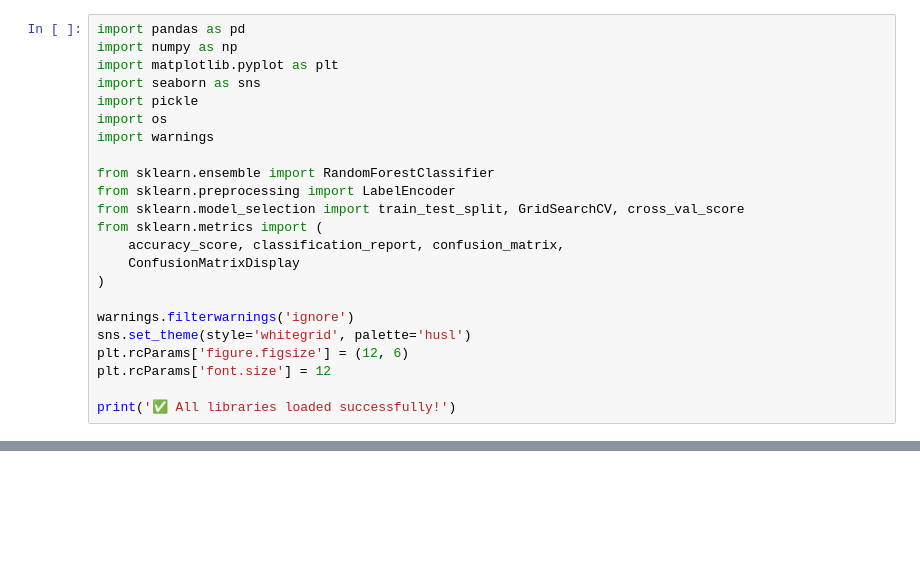
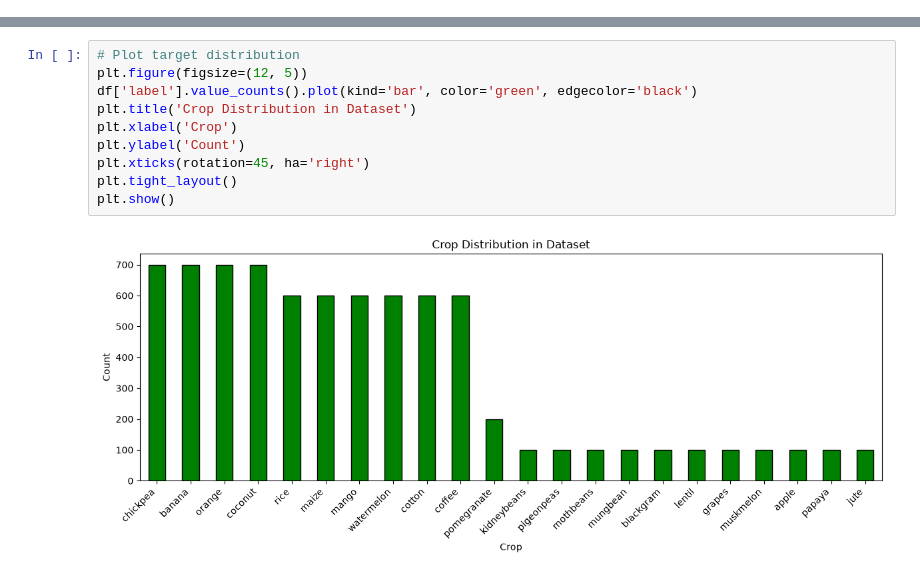
Before and after one commit to ruthwikreddy07/Krishik-AI, a Jupyter notebook: ml_training/crop_recommendation/train_crop_recommendation.ipynb, the cells around one changed output, grey strips where cells are left out. Drawn from its saved outputs; the diff is of its cells as text; blank space fills up the shorter version.

```diff
--- a/ml_training/crop_recommendation/train_crop_recommendation.ipynb
+++ b/ml_training/crop_recommendation/train_crop_recommendation.ipynb
@@ -19,23 +0,0 @@
-# %%
-import pandas as pd
-import numpy as np
-import matplotlib.pyplot as plt
-import seaborn as sns
-import pickle
-import os
-import warnings
-
-from sklearn.ensemble import RandomForestClassifier
-from sklearn.preprocessing import LabelEncoder
-from sklearn.model_selection import train_test_split, GridSearchCV, cross_val_score
-from sklearn.metrics import (
-    accuracy_score, classification_report, confusion_matrix,
-    ConfusionMatrixDisplay
-)
-
-warnings.filterwarnings('ignore')
-sns.set_theme(style='whitegrid', palette='husl')
-plt.rcParams['figure.figsize'] = (12, 6)
-plt.rcParams['font.size'] = 12
-
-print('✅ All libraries loaded successfully!')
@@ -710,0 +104,12 @@ The saved model (`crop_recommendation_model.pkl`) and encoder (`crop_label_encod
+# %%
+# Plot target distribution
+plt.figure(figsize=(12, 5))
+df['label'].value_counts().plot(kind='bar', color='green', edgecolor='black')
+plt.title('Crop Distribution in Dataset')
+plt.xlabel('Crop')
+plt.ylabel('Count')
+plt.xticks(rotation=45, ha='right')
+plt.tight_layout()
+plt.show()
+# %% [output]
+[figure, added]
```
Also changed, not shown: parts of 74 cells of this notebook, 46 other files.
